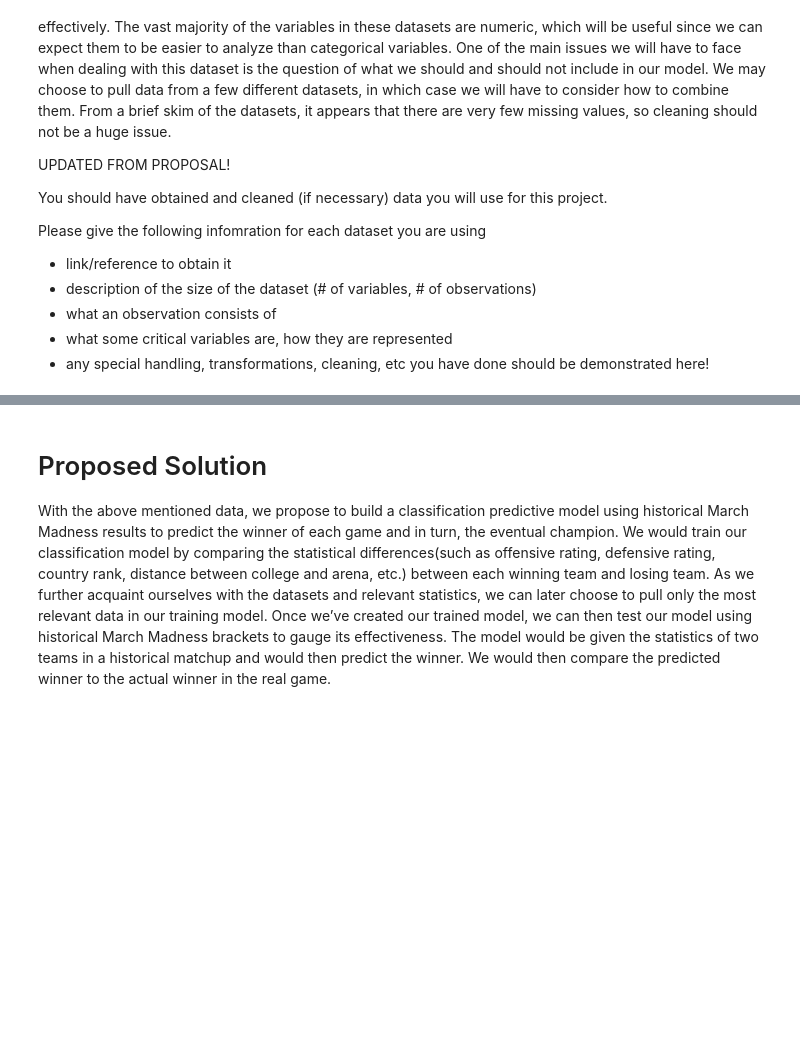
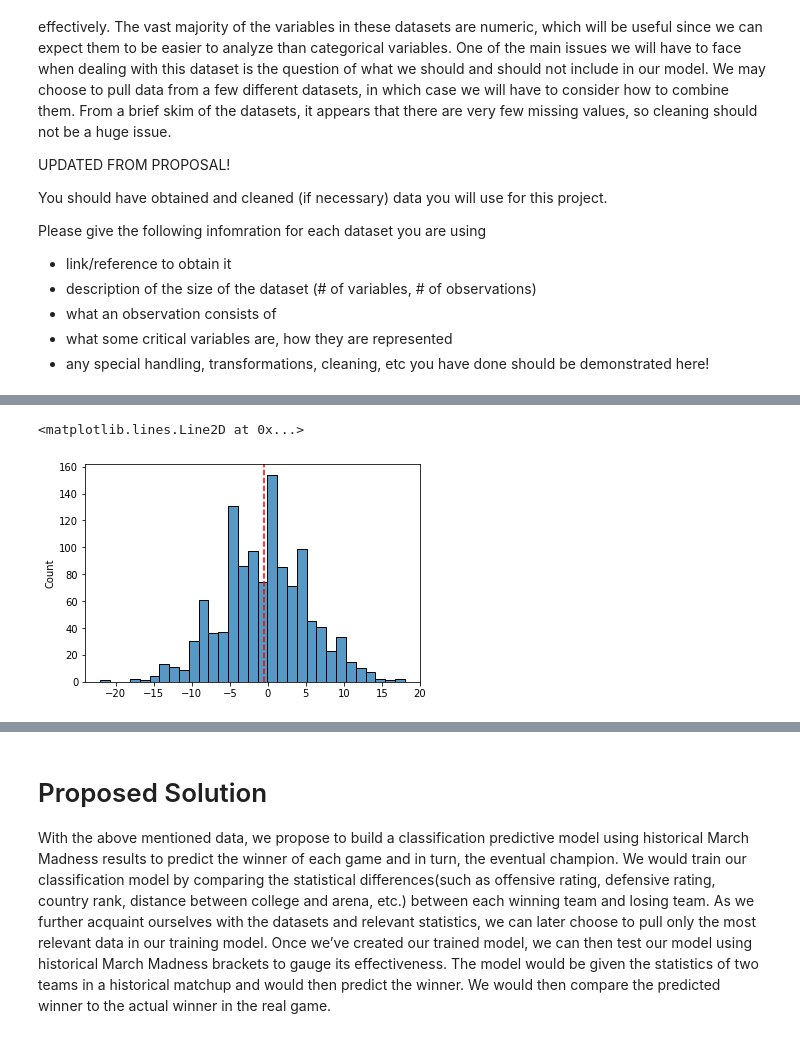
Before and after one commit to COGS118A/Group006-Sp22, a Jupyter notebook: Checkpoint_group006.ipynb, the cells around one changed output, grey strips where cells are left out. Cells and saved outputs as stored; diff of their text form; code cells hidden in the pictures; blank space fills up the shorter version.

```diff
--- a/Checkpoint_group006.ipynb
+++ b/Checkpoint_group006.ipynb
@@ -43,0 +229,8 @@ Please give the following infomration for each dataset you are using
+# %%
+# histogram of offensive rating differentials
+sns.histplot(data['WOR']-data['LOR'])
+plt.axvline(x=(data['WOR']-data['LOR']).mean(),
+            color='red', ls='--')
+# %% [output]
+<matplotlib.lines.Line2D at 0x...>
+[figure, added]
```
Also changed, not shown: parts of 35 cells of this notebook.
